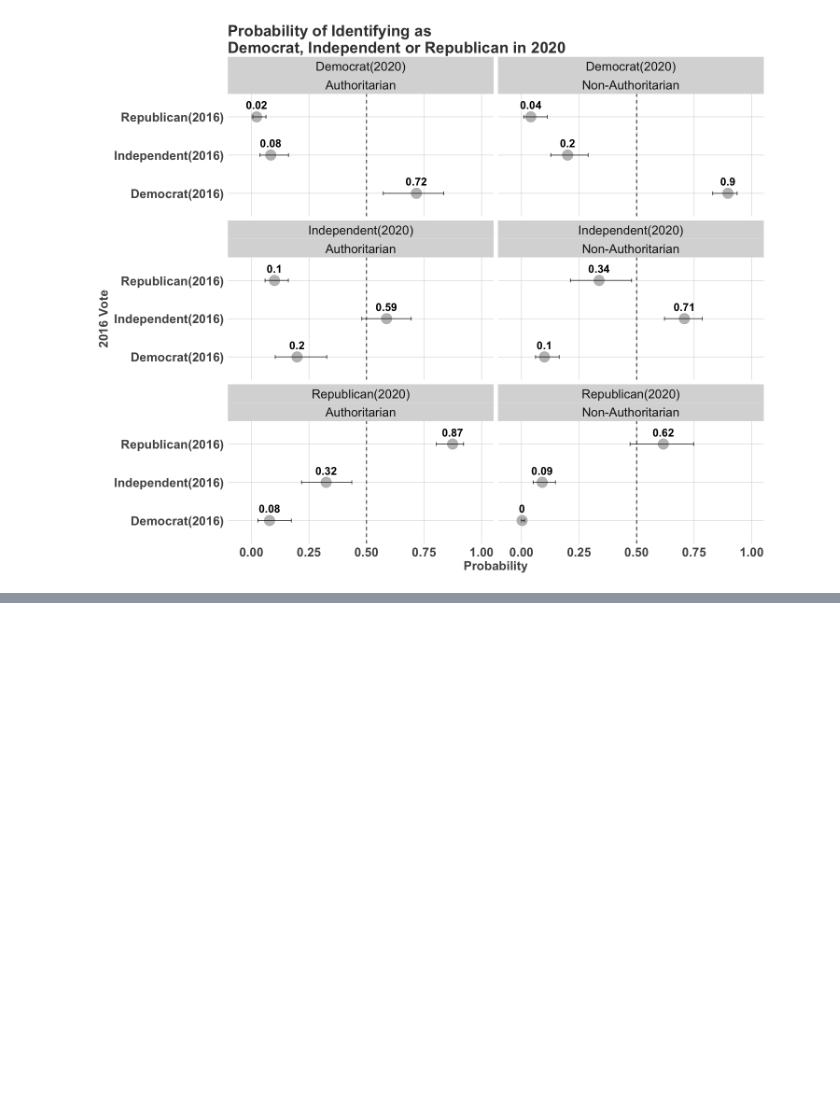
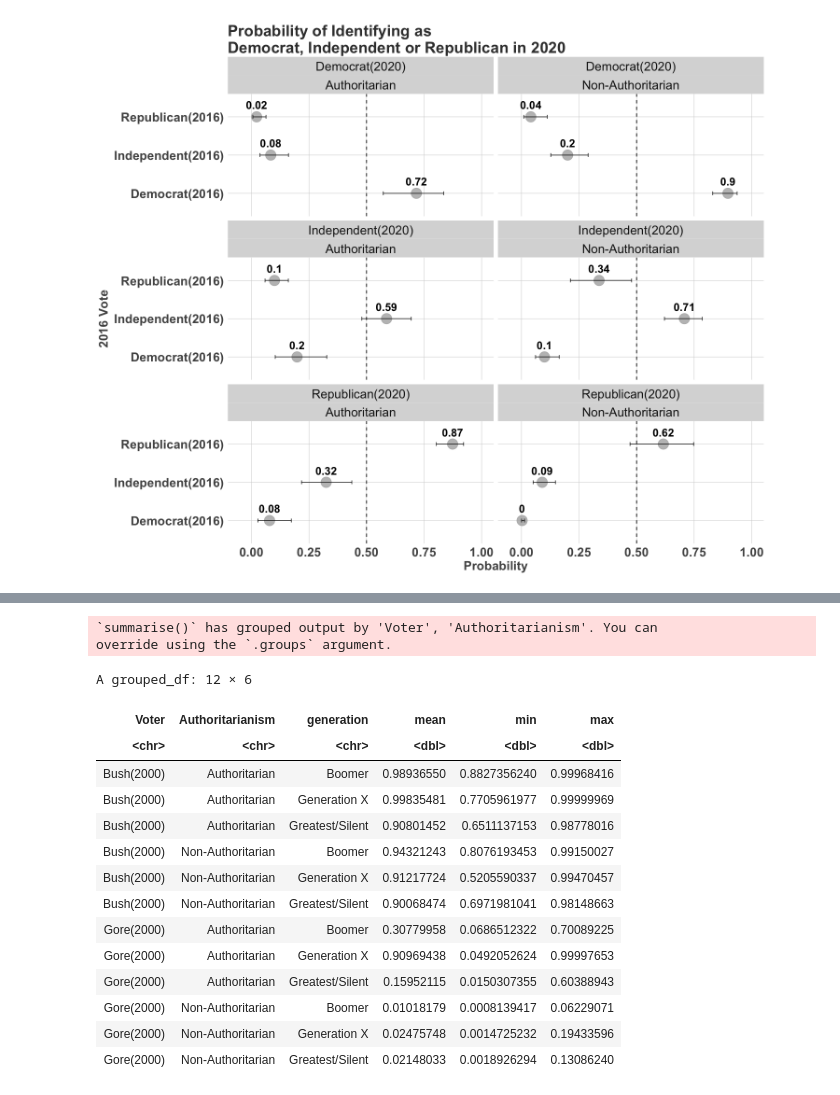
Before and after one commit to crweber9874/Authoritarianism_V2, a Jupyter notebook: analysis/chapter7/ch7_figures.ipynb, the cells around one changed output, grey strips where cells are left out. Cells and saved outputs as stored; diff of their text form; code cells hidden in the pictures; blank space fills up the shorter version.

```diff
--- a/analysis/chapter7/ch7_figures.ipynb
+++ b/analysis/chapter7/ch7_figures.ipynb
@@ -569,0 +589,42 @@ override using the `.groups` argument.
+# %%
+options(repr.plot.width=8, repr.plot.height=7)
+zap_labels(dat2000) %>%  mutate(vote1 = as.vector(vote1)) %>%
+            data_grid(sex.2000 = mean(sex.2000, na.rm = T),
+                      age.2000 = mean(age.2000, na.rm = T),
+                      college.2000 = mean(college.2000, na.rm = T),
+                      income.2000 = mean(income.2000, na.rm = T),
+                      authoritarianism = seq_range(authoritarianism, n = 2),
+                      vote1 = seq_range(vote1, n = 2),
+                      boomer = c(0,1),
+                      gen_x = c(0,1),
+                      ) %>%
+                      filter(!(boomer ==1 & gen_x ==1)) %>%
+                      mutate(authoritarianism_2 = authoritarianism*authoritarianism) %>%
+                      add_linpred_draws(dat[[1]]) %>%
+                      mutate(Vote_Republican = plogis(.linpred)) %>%
+                      mutate(Authoritarianism = recode(authoritarianism, `0` = "Non-Authoritarian", `1` = "Authoritarian")) %>%
+                      mutate(Voter = ifelse(vote1 == 1,  "Bush(2000)", "Gore(2000)")) %>%
+                      mutate(generation = ifelse(boomer == 1, "Boomer",
+                                            ifelse(gen_x ==1, "Generation X", "Greatest/Silent"))) %>%
+                      group_by(Voter, Authoritarianism, generation) %>%
+                      summarize(mean = quantile(Vote_Republican, prob =  0.5),
+                                min  = quantile(Vote_Republican, prob = 0.025),
+                                max  = quantile(Vote_Republican, prob = 0.975))
+# %% [output]
+`summarise()` has grouped output by 'Voter', 'Authoritarianism'. You can
+override using the `.groups` argument.
+A grouped_df: 12 × 6
+| Voter | Authoritarianism | generation | mean | min | max |
+| <chr> | <chr> | <chr> | <dbl> | <dbl> | <dbl> |
+| Bush(2000) | Authoritarian | Boomer | 0.98936550 | 0.8827356240 | 0.99968416 |
+| Bush(2000) | Authoritarian | Generation X | 0.99835481 | 0.7705961977 | 0.99999969 |
+| Bush(2000) | Authoritarian | Greatest/Silent | 0.90801452 | 0.6511137153 | 0.98778016 |
+| Bush(2000) | Non-Authoritarian | Boomer | 0.94321243 | 0.8076193453 | 0.99150027 |
+| Bush(2000) | Non-Authoritarian | Generation X | 0.91217724 | 0.5205590337 | 0.99470457 |
+| Bush(2000) | Non-Authoritarian | Greatest/Silent | 0.90068474 | 0.6971981041 | 0.98148663 |
+| Gore(2000) | Authoritarian | Boomer | 0.30779958 | 0.0686512322 | 0.70089225 |
+| Gore(2000) | Authoritarian | Generation X | 0.90969438 | 0.0492052624 | 0.99997653 |
+| Gore(2000) | Authoritarian | Greatest/Silent | 0.15952115 | 0.0150307355 | 0.60388943 |
+| Gore(2000) | Non-Authoritarian | Boomer | 0.01018179 | 0.0008139417 | 0.06229071 |
+| Gore(2000) | Non-Authoritarian | Generation X | 0.02475748 | 0.0014725232 | 0.19433596 |
+| Gore(2000) | Non-Authoritarian | Greatest/Silent | 0.02148033 | 0.0018926294 | 0.13086240 |
```
Also changed, not shown: parts of 7 cells of this notebook.
